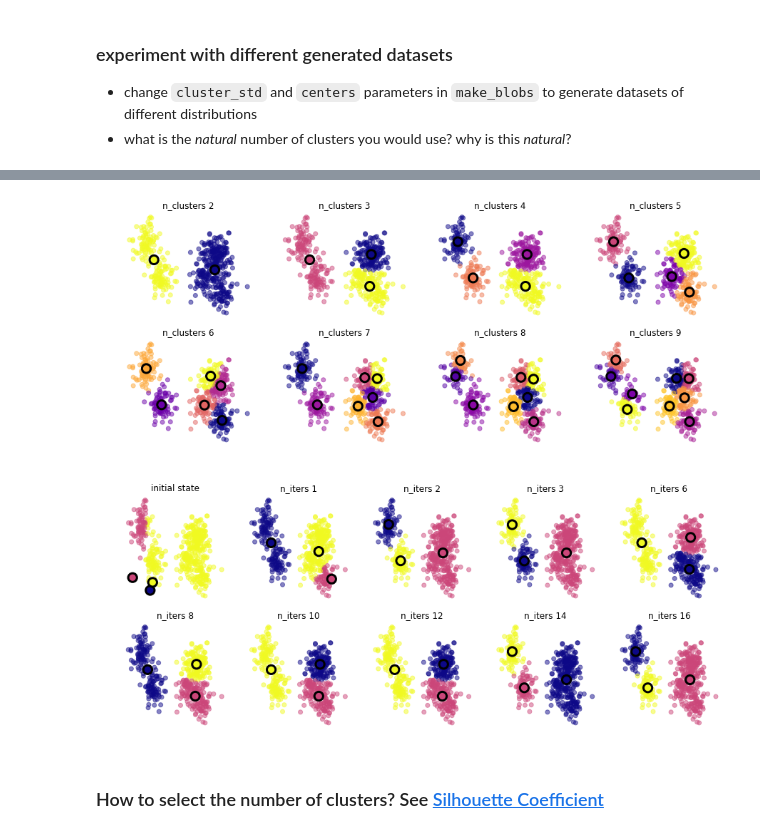
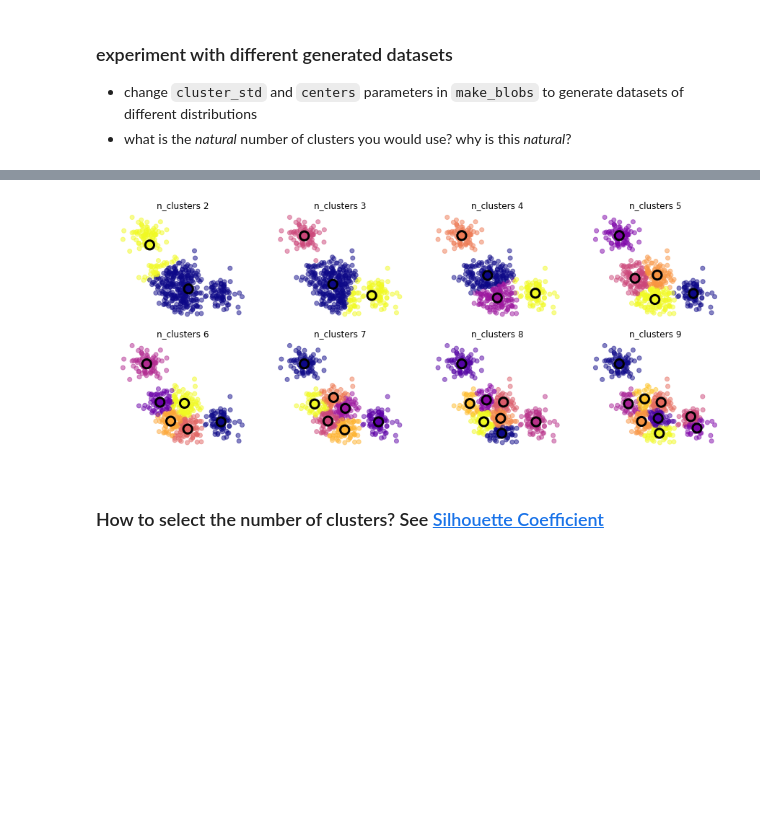
Before and after one commit to rramosp/20181.unal, a Jupyter notebook: Notes A - Clustering.ipynb, the cells around one changed output, grey strips where cells are left out. Drawn from its saved outputs; the diff is of its cells as text; code cells hidden in the pictures; blank space fills up the shorter version.

```diff
--- a/Notes A - Clustering.ipynb
+++ b/Notes A - Clustering.ipynb
@@ -44,5 +140,4 @@ mlutils.experiment_KMeans_number_of_iterations(X)
 # %%
 X,_ = make_blobs(500, cluster_std=1.5, centers=6)
 mlutils.experiment_number_of_clusters(X, KMeans(), show_metric=False)
-mlutils.experiment_KMeans_number_of_iterations(X)
 # %% [output]
@@ -51,5 +145,4 @@ mlutils.experiment_KMeans_number_of_iterations(X)
-[figure, old version]
+[figure, new version]
-[figure, removed]
 # %% [markdown]
 ### How to select the number of clusters? See <a href="https://en.wikipedia.org/wiki/Silhouette_(clustering)">Silhouette Coefficient</a>
 # %%
```
Also changed, not shown: parts of 22 cells of this notebook, 3 other files.
